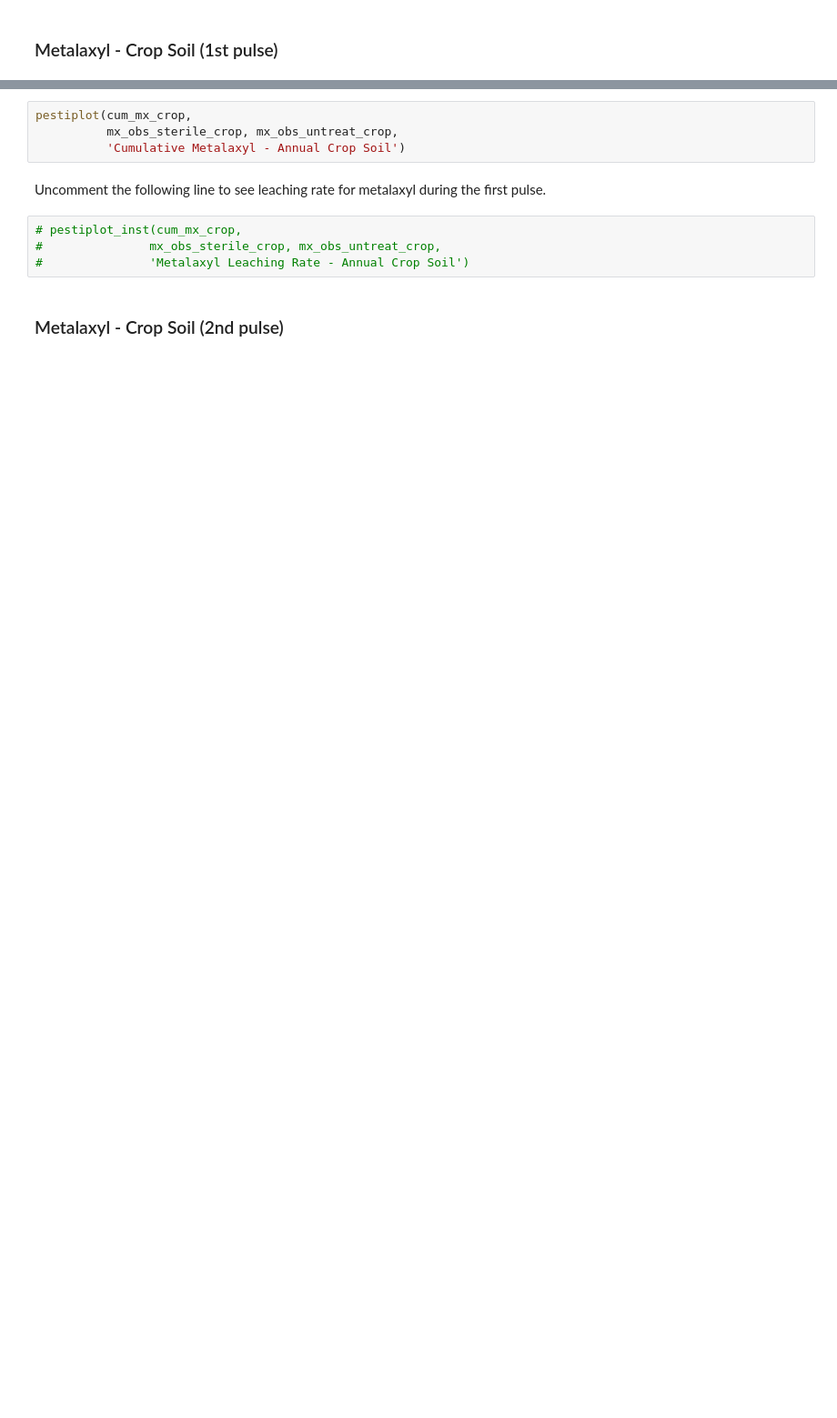
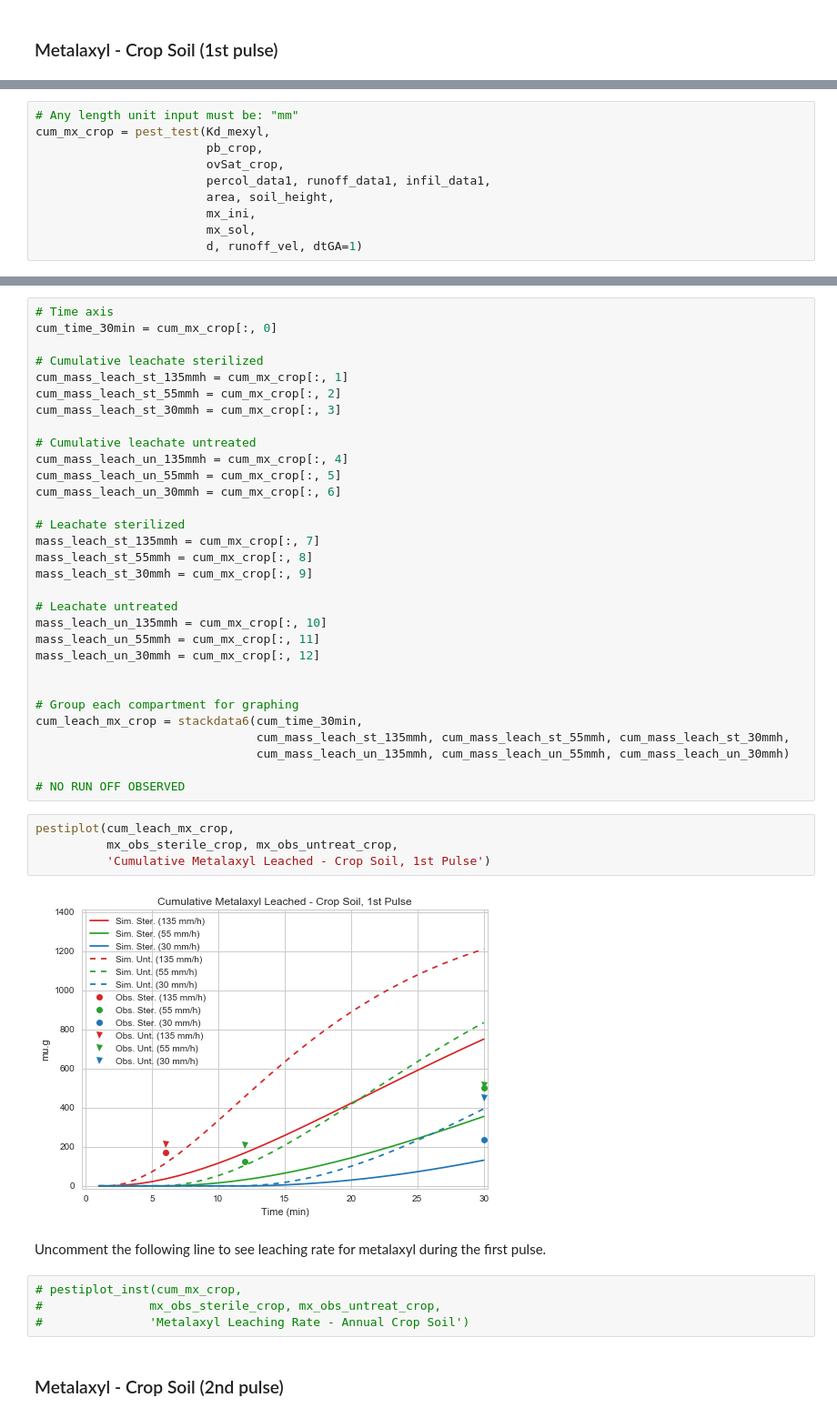
Before and after one commit to DayTimeChunks/LeachingSimulations, a Jupyter notebook: Leaching Model - Annual Crop Soil.ipynb, the cells around one changed output, grey strips where cells are left out. Shown at 91% size. Drawn from its saved outputs; the diff is of its cells as text; blank space fills up the shorter version.

```diff
--- a/Leaching Model - Annual Crop Soil.ipynb
+++ b/Leaching Model - Annual Crop Soil.ipynb
@@ -245,0 +310,10 @@ cum_mx_crop = pest_test(Kd_mexyl,
+# %%
+# Any length unit input must be: "mm"
+cum_mx_crop = pest_test(Kd_mexyl,
+                        pb_crop,
+                        ovSat_crop,
+                        percol_data1, runoff_data1, infil_data1,
+                        area, soil_height,
+                        mx_ini,
+                        mx_sol,
+                        d, runoff_vel, dtGA=1)
@@ -246,7 +327,40 @@ cum_mx_crop = pest_test(Kd_mexyl,
+# %%
+# Time axis
+cum_time_30min = cum_mx_crop[:, 0]
+
+# Cumulative leachate sterilized
+cum_mass_leach_st_135mmh = cum_mx_crop[:, 1]
+cum_mass_leach_st_55mmh = cum_mx_crop[:, 2]
+cum_mass_leach_st_30mmh = cum_mx_crop[:, 3]
+
+# Cumulative leachate untreated
+cum_mass_leach_un_135mmh = cum_mx_crop[:, 4]
+cum_mass_leach_un_55mmh = cum_mx_crop[:, 5]
+cum_mass_leach_un_30mmh = cum_mx_crop[:, 6]
+
+# Leachate sterilized
+mass_leach_st_135mmh = cum_mx_crop[:, 7]
+mass_leach_st_55mmh = cum_mx_crop[:, 8]
+mass_leach_st_30mmh = cum_mx_crop[:, 9]
+
+# Leachate untreated
+mass_leach_un_135mmh = cum_mx_crop[:, 10]
+mass_leach_un_55mmh = cum_mx_crop[:, 11]
+mass_leach_un_30mmh = cum_mx_crop[:, 12]
+
+
+# Group each compartment for graphing
+cum_leach_mx_crop = stackdata6(cum_time_30min,
+                               cum_mass_leach_st_135mmh, cum_mass_leach_st_55mmh, cum_mass_leach_st_30mmh,
+                               cum_mass_leach_un_135mmh, cum_mass_leach_un_55mmh, cum_mass_leach_un_30mmh)
+
+# NO RUN OFF OBSERVED
 # %%
-pestiplot(cum_mx_crop,
+pestiplot(cum_leach_mx_crop,
           mx_obs_sterile_crop, mx_obs_untreat_crop,
-          'Cumulative Metalaxyl - Annual Crop Soil')
+          'Cumulative Metalaxyl Leached - Crop Soil, 1st Pulse')
+# %% [output]
+[figure, added]
 # %% [markdown]
 Uncomment the following line to see leaching rate for metalaxyl during the first pulse.
 # %%
```
Also changed, not shown: parts of 38 cells of this notebook, 10 other files.
